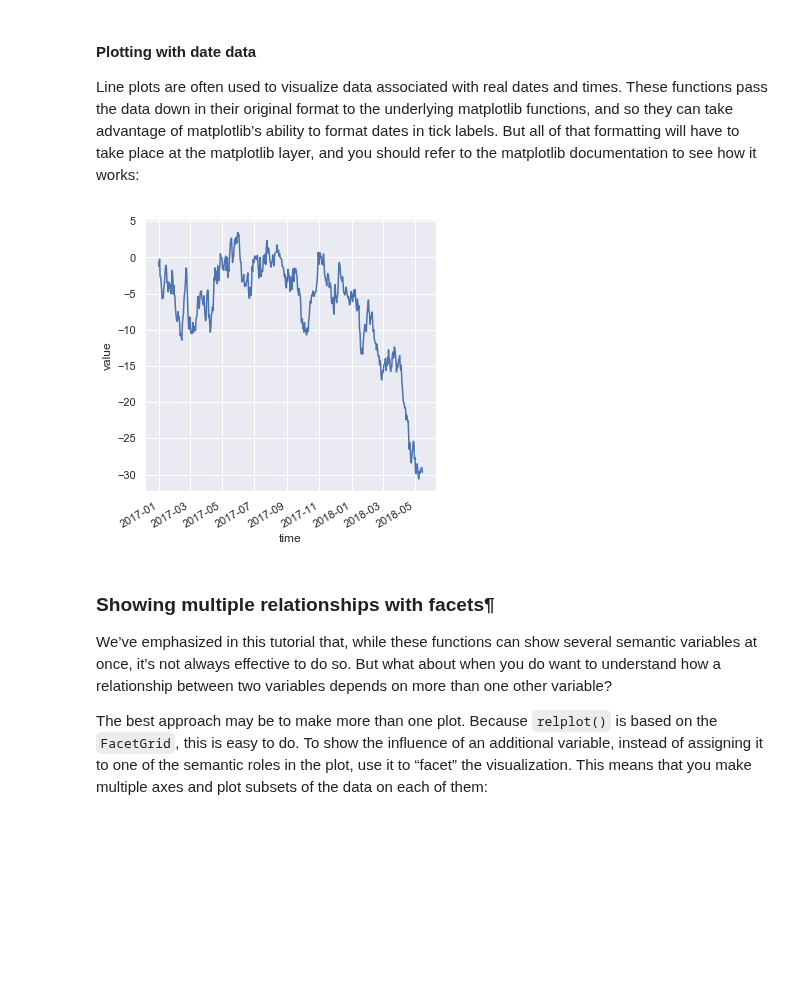
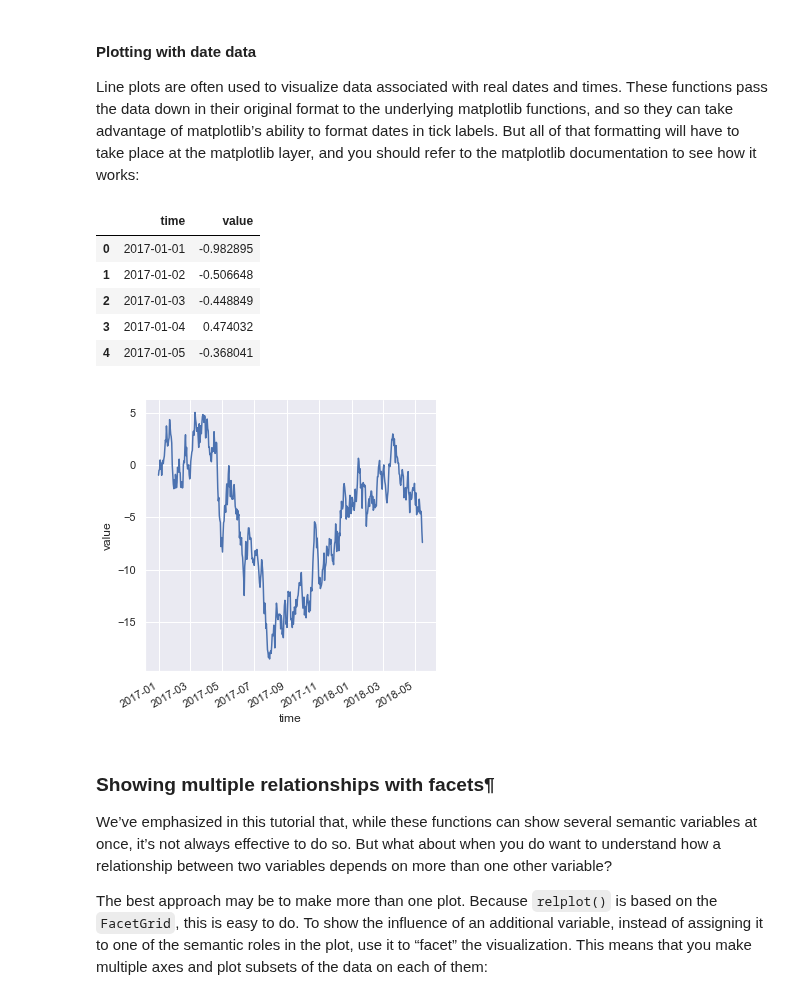
Before and after one commit to cuttlefishh/python-for-data-analysis, a Jupyter notebook: lessons/lesson14.3.ipynb, the cells around one changed output. Saved outputs shown, nothing was run; the diff lists cells and outputs as text; code cells hidden in the pictures; blank space fills up the shorter version.

```diff
--- a/lessons/lesson14.3.ipynb
+++ b/lessons/lesson14.3.ipynb
@@ -211,12 +247,21 @@ sns.relplot(x="time", y="firing_rate",
 
 Line plots are often used to visualize data associated with real dates and times. These functions pass the data down in their original format to the underlying matplotlib functions, and so they can take advantage of matplotlib’s ability to format dates in tick labels. But all of that formatting will have to take place at the matplotlib layer, and you should refer to the matplotlib documentation to see how it works:
 # %%
-df = pd.DataFrame(dict(time=pd.date_range("2017-1-1", periods=500),
+df2 = pd.DataFrame(dict(time=pd.date_range("2017-1-1", periods=500),
                        value=np.random.randn(500).cumsum()))
-g = sns.relplot(x="time", y="value", kind="line", data=df)
-g.fig.autofmt_xdate()
+df2.head()
 # %% [output]
-[figure, removed]
+|  | time | value |
+| 0 | 2017-01-01 | -0.982895 |
+| 1 | 2017-01-02 | -0.506648 |
+| 2 | 2017-01-03 | -0.448849 |
+| 3 | 2017-01-04 | 0.474032 |
+| 4 | 2017-01-05 | -0.368041 |
+# %%
+g = sns.relplot(x="time", y="value", kind="line", data=df2)
+g.fig.autofmt_xdate()
+# %% [output]
+[figure, added]
 # %% [markdown]
 ### Showing multiple relationships with facets¶
 
```
Also changed, not shown: parts of 10 cells of this notebook, 4 other files.
